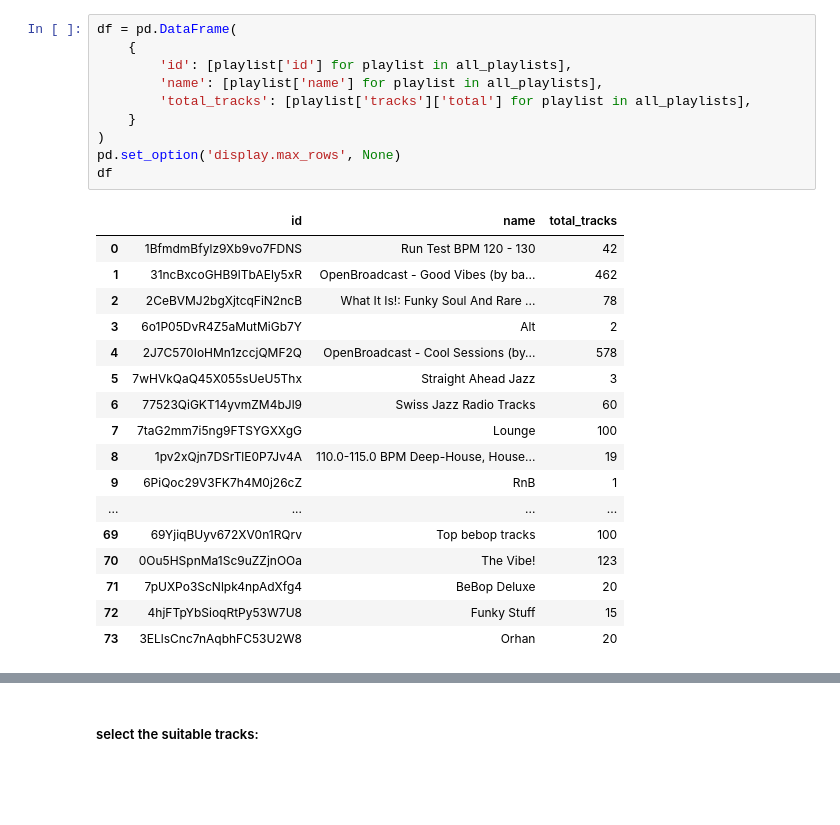
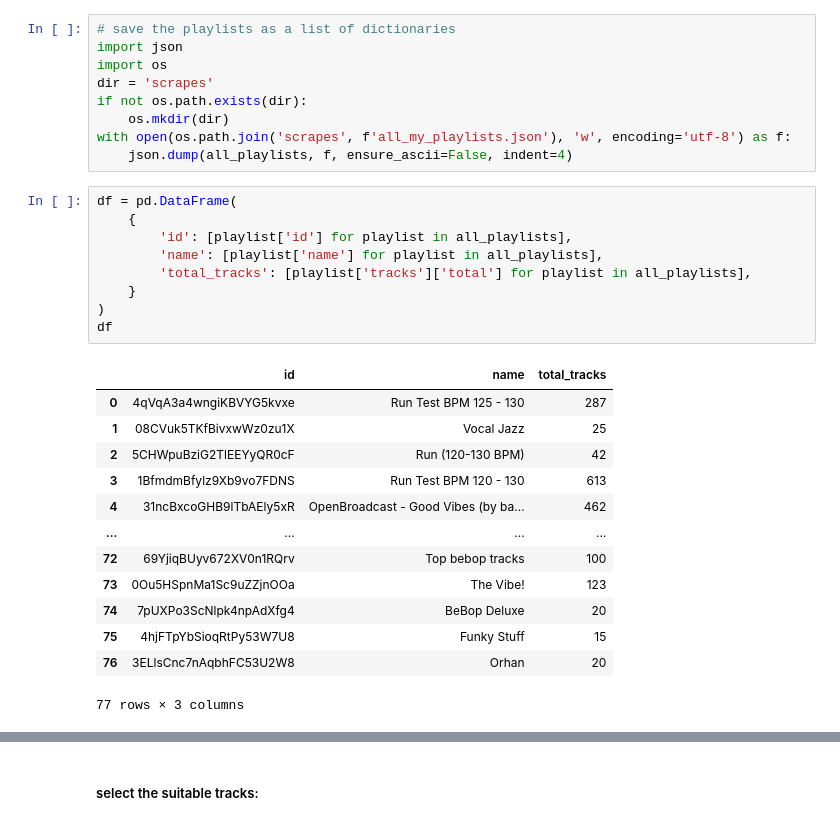
Before and after one commit to mbirgi/spotify-tools, a Jupyter notebook: BPM Playlist Combiner.ipynb, the cells around one changed output, grey strips where cells are left out. Drawn from its saved outputs; the diff is of its cells as text; blank space fills up the shorter version.

Commit message:
improved playlist combiner for running

```diff
--- a/BPM Playlist Combiner.ipynb
+++ b/BPM Playlist Combiner.ipynb
@@ -26,31 +25,35 @@ len(all_playlists)
+# %%
+# save the playlists as a list of dictionaries
+import json
+import os
+dir = 'scrapes'
+if not os.path.exists(dir):
+    os.mkdir(dir)
+with open(os.path.join('scrapes', f'all_my_playlists.json'), 'w', encoding='utf-8') as f:
+    json.dump(all_playlists, f, ensure_ascii=False, indent=4)
 # %%
 df = pd.DataFrame(
     {
         'id': [playlist['id'] for playlist in all_playlists],
         'name': [playlist['name'] for playlist in all_playlists],
         'total_tracks': [playlist['tracks']['total'] for playlist in all_playlists],
     }
 )
-pd.set_option('display.max_rows', None)
 df
 # %% [output]
 |  | id | name | total_tracks |
-| 0 | 1BfmdmBfylz9Xb9vo7FDNS | Run Test BPM 120 - 130 | 42 |
-| 1 | 31ncBxcoGHB9lTbAEly5xR | OpenBroadcast - Good Vibes (by ba... | 462 |
-| 2 | 2CeBVMJ2bgXjtcqFiN2ncB | What It Is!: Funky Soul And Rare ... | 78 |
-| 3 | 6o1P05DvR4Z5aMutMiGb7Y | Alt | 2 |
-| 4 | 2J7C570IoHMn1zccjQMF2Q | OpenBroadcast - Cool Sessions (by... | 578 |
-| 5 | 7wHVkQaQ45X055sUeU5Thx | Straight Ahead Jazz | 3 |
-| 6 | 77523QiGKT14yvmZM4bJl9 | Swiss Jazz Radio Tracks | 60 |
-| 7 | 7taG2mm7i5ng9FTSYGXXgG | Lounge | 100 |
-| 8 | 1pv2xQjn7DSrTlE0P7Jv4A | 110.0-115.0 BPM Deep-House, House... | 19 |
-| 9 | 6PiQoc29V3FK7h4M0j26cZ | RnB | 1 |
+| 0 | 4qVqA3a4wngiKBVYG5kvxe | Run Test BPM 125 - 130 | 287 |
+| 1 | 08CVuk5TKfBivxwWz0zu1X | Vocal Jazz | 25 |
+| 2 | 5CHWpuBziG2TlEEYyQR0cF | Run (120-130 BPM) | 42 |
+| 3 | 1BfmdmBfylz9Xb9vo7FDNS | Run Test BPM 120 - 130 | 613 |
+| 4 | 31ncBxcoGHB9lTbAEly5xR | OpenBroadcast - Good Vibes (by ba... | 462 |
 | ... | ... | ... | ... |
-| 69 | 69YjiqBUyv672XV0n1RQrv | Top bebop tracks | 100 |
-| 70 | 0Ou5HSpnMa1Sc9uZZjnOOa | The Vibe! | 123 |
-| 71 | 7pUXPo3ScNlpk4npAdXfg4 | BeBop Deluxe | 20 |
-| 72 | 4hjFTpYbSioqRtPy53W7U8 | Funky Stuff | 15 |
-| 73 | 3ELlsCnc7nAqbhFC53U2W8 | Orhan | 20 |
+| 72 | 69YjiqBUyv672XV0n1RQrv | Top bebop tracks | 100 |
+| 73 | 0Ou5HSpnMa1Sc9uZZjnOOa | The Vibe! | 123 |
+| 74 | 7pUXPo3ScNlpk4npAdXfg4 | BeBop Deluxe | 20 |
+| 75 | 4hjFTpYbSioqRtPy53W7U8 | Funky Stuff | 15 |
+| 76 | 3ELlsCnc7nAqbhFC53U2W8 | Orhan | 20 |
+77 rows × 3 columns
 # %%
 selection = [
     '31ncBxcoGHB9lTbAEly5xR',
```
Also changed, not shown: parts of 26 cells of this notebook, 1 other file.
